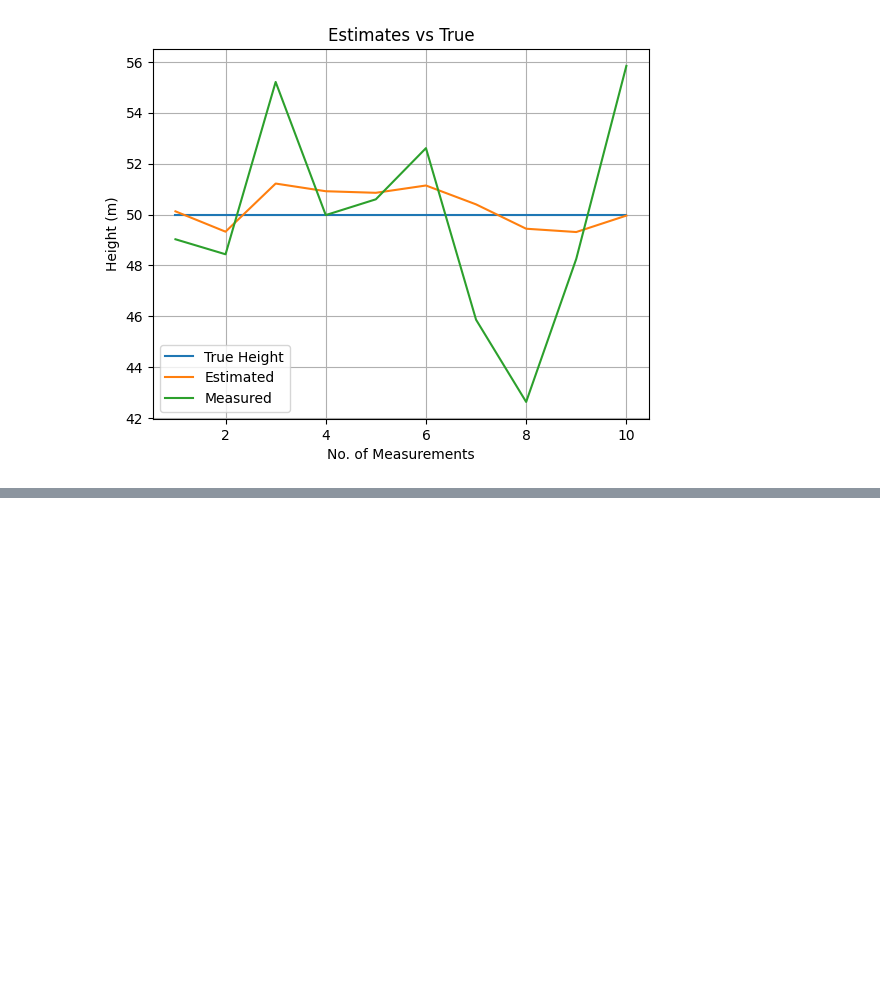
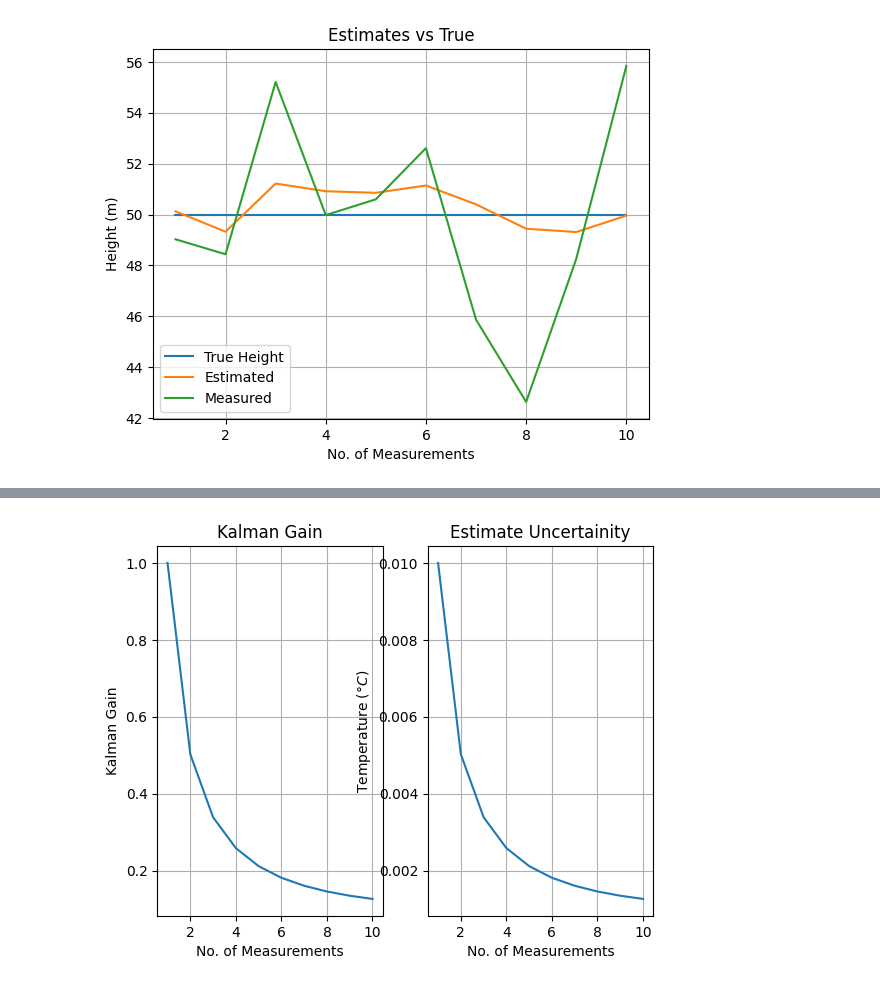
Before and after one commit to aravindchakravarti/Kalman_Filter, a Jupyter notebook: Kalman_Filter.ipynb, the cells around one changed output, grey strips where cells are left out. Drawn from its saved outputs; the diff is of its cells as text; code cells hidden in the pictures; blank space fills up the shorter version.

Commit message:
Added examples for process noise

```diff
--- a/Kalman_Filter.ipynb
+++ b/Kalman_Filter.ipynb
@@ -505,0 +518,88 @@ plt.grid()
+# %%
+'''
+Example: Lets assume that we are measuring the temperature of liquid.
+Lets say that, true temperature of the liquid is 50 degree celcius. Process noise (q) is 0.0001 degree celcius.
+Lets say that, measurement error (std. deviation) is 0.1 degree celcius.
+'''
+true_liquid_temp = [50.005, 49.994, 49.993, 50.001, 50.006, 49.998, 50.021, 50.005, 50.000, 49.997]
+meas_liquid_temp = [49.986, 49.963, 50.090, 50.001, 50.018, 50.050, 49.938, 49.858, 49.965, 50.114]
+delta_t = 5 # Measurement interval
+
+# *************************************************************
+x_range = np.arange(1, (len(true_liquid_temp)+1), 1, dtype=int)
+kalman_gain_plot = []
+estimate_var_plot = []
+estimates_plot = []
+# *************************************************************
+
+# Inital estimates
+x_h_n_pre_n = 60
+# Lets assume that, human has 100 degree Celcius 1sigma error
+p_n_pre_n = (100*100)+.001
+# Process noise
+q = 0.0001
+# Measurement noise
+r = 0.01
+
+for index in range(len(meas_liquid_temp)):
+# Step 1: Measure
+    # Get temperature value
+    z_n = meas_liquid_temp[index]
+    # What is the variance we have in sensor?
+    r_n = r
+
+# Step 2: Correct/State Update
+    # Find Kalman Gain
+    K_n = p_n_pre_n/(p_n_pre_n+r_n)
+
+    # Update state equations
+    x_n_n = x_h_n_pre_n + K_n*(z_n-x_h_n_pre_n)
+
+    # Update estimate variance
+    p_n_n = (1-K_n)*p_n_pre_n
+
+# Step 3: Predict
+    # Predict next state. Because we have static system
+    x_h_n_pre_n = x_n_n
+
+    # Predict next variance
+    p_n_pre_n = p_n_n + q
+
+# For plot
+    kalman_gain_plot.append(K_n)
+    estimates_plot.append(x_n_n)
+    estimate_var_plot.append(p_n_n)
+    '''
+    print("At index {0:.3f} Kalman Gain {1:.3f}, x_n_n is {2:.3f}, p_n_n is {3:.3f}\
+    x_h_n_pre_n is {4:.3f} and p_n_pre_n is {5:.3f}" \
+          .format(index, K_n, x_n_n, p_n_n, x_h_n_pre_n, p_n_pre_n))
+    '''
+
+# Plot Kalman Gain and Estimate Uncertainity
+plt.subplot (1,2,1)
+plt.plot(x_range, kalman_gain_plot)
+plt.title("Kalman Gain")
+plt.xlabel ("No. of Measurements")
+plt.ylabel ("Kalman Gain")
+plt.grid()
+
+plt.subplot (1,2,2)
+plt.plot(x_range, estimate_var_plot)
+plt.title("Estimate Uncertainity")
+plt.xlabel ("No. of Measurements")
+plt.ylabel ("Temperature ($\degree C$)")
+plt.grid()
+
+plt.show()
+
+# Plot True Height and Estimates
+plt.plot(x_range, estimates_plot, label = "Estimated")
+plt.plot(x_range, meas_liquid_temp, label = "Measured")
+plt.title("Estimates vs True")
+plt.xlabel ("No. of Measurements")
+plt.ylabel ("Temperature ($\degree C$)")
+plt.ylim([49.5, 50.5])
+plt.legend()
+plt.grid()
+# %% [output]
+[figure, added]
```
Also changed, not shown: parts of 16 cells of this notebook.
